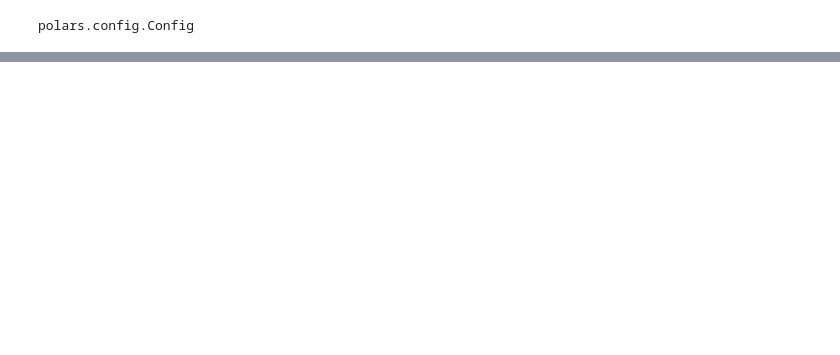
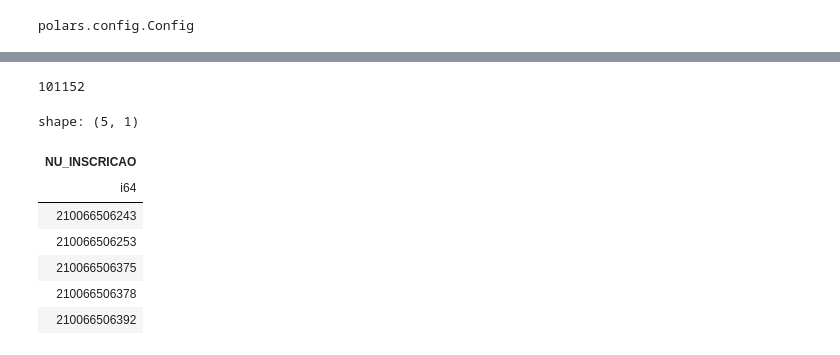
Before and after one commit to FilipeSchweitzer/cdia-projetoAplicado3, a Jupyter notebook: Colab_notebook.ipynb, the cells around one changed output, grey strips where cells are left out. Saved outputs shown, nothing was run; the diff lists cells and outputs as text; code cells hidden in the pictures; blank space fills up the shorter version.

```diff
--- a/Colab_notebook.ipynb
+++ b/Colab_notebook.ipynb
@@ -166,4 +196,23 @@ shape: (1, 38)
 | NU_INSCRICAO | NU_ANO | TP_FAIXA_ETARIA | TP_SEXO | TP_ESTADO_CIVIL | TP_COR_RACA | TP_NACIONALIDADE | ... |
 | i64 | i64 | i64 | str | i64 | i64 | i64 | ... |
 | 210066506229 | 2025 | 6 | "F" | 1 | 2 | 2 | ... |
+# %%
+# filtra o dataframe pelas características do candidato
+df_candidato = filtrar_candidato(df_participantes, Candidato(idade=18, sexo='Feminino', raca='Branca',
+                                               nacionalidade='Brasileiro(a)',
+                                               st_ens_med='Estou cursando e concluirei o Ensino Médio em 2025',
+                                               ano_concluiu='Não informado', treineiro=False))
+df_candidato = df_candidato.select(['NU_INSCRICAO'])
+print(len(df_candidato))
+df_candidato.head()
+# %% [output]
+101152
+shape: (5, 1)
+| NU_INSCRICAO |
+| i64 |
+| 210066506243 |
+| 210066506253 |
+| 210066506375 |
+| 210066506378 |
+| 210066506392 |
 # %%
```
Also changed, not shown: parts of 9 cells of this notebook.
